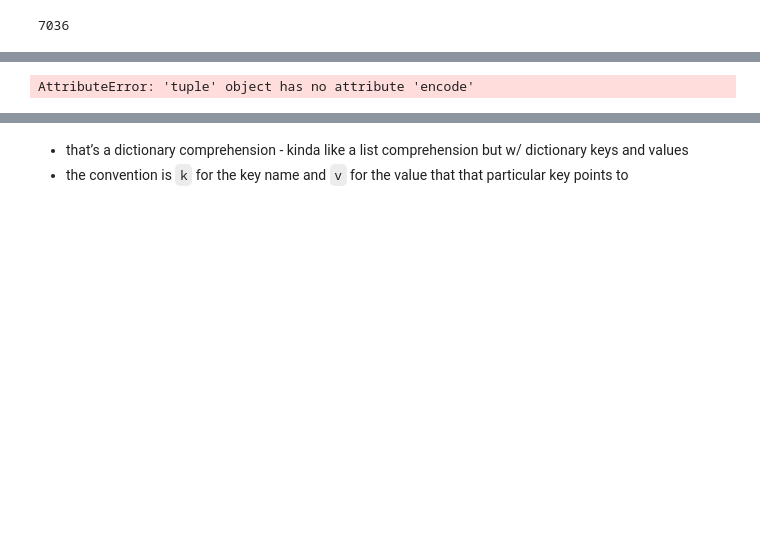
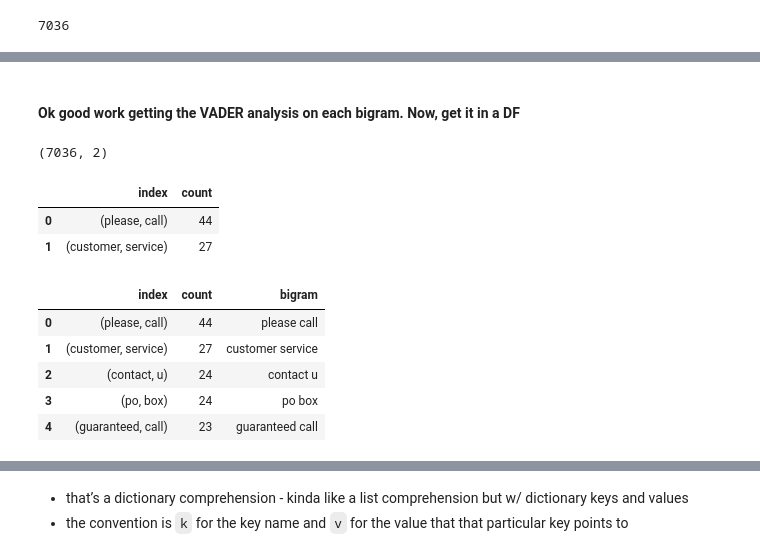
Before and after one commit to brianclements03/nlp, a Jupyter notebook: explore.ipynb, the cells around one changed output, grey strips where cells are left out. Cells and saved outputs as stored; diff of their text form; code cells hidden in the pictures; blank space fills up the shorter version.

```diff
--- a/explore.ipynb
+++ b/explore.ipynb
@@ -119,7 +148,32 @@ sia = nltk.sentiment.SentimentIntensityAnalyzer()
+# %% [markdown]
+#### Ok good work getting the VADER analysis on each bigram. Now, get it in a DF
 # %%
-spam_bigrams_df=pd.DataFrame(pd.Series(nltk.bigrams(spam_words.split())),columns=['bigrams'])
-spam_bigrams_df['sentiment'] = spam_bigrams_df.bigrams \
-.apply(lambda doc: sia.polarity_scores(doc)['compound'])
-spam_bigrams_df.head()
+
+# spam_bigrams_df=pd.DataFrame(pd.Series(nltk.bigrams(spam_words.split())),columns=['bigrams'])
+spam_bigrams_df=pd.DataFrame(pd.Series(spam_bigrams),columns=['count']).reset_index()
+
+
+spam_bigrams_df.shape
 # %% [output]
-AttributeError: 'tuple' object has no attribute 'encode'
+(7036, 2)
+# %%
+spam_bigrams_df.head(2)
+# %% [output]
+|  | index | count |
+| 0 | (please, call) | 44 |
+| 1 | (customer, service) | 27 |
+# %%
+# from lesson...
+# df['sentiment'] = df.text.apply(lambda doc: sia.polarity_scores(doc)['compound'])
+
+
+
+spam_bigrams_df['bigram'] = {k[0] + ' ' + k[1]: v for k, v in spam_bigrams.to_dict().items()}
+spam_bigrams_df.head()
+# %% [output]
+|  | index | count | bigram |
+| 0 | (please, call) | 44 | please call |
+| 1 | (customer, service) | 27 | customer service |
+| 2 | (contact, u) | 24 | contact u |
+| 3 | (po, box) | 24 | po box |
+| 4 | (guaranteed, call) | 23 | guaranteed call |
```
Also changed, not shown: parts of 15 cells of this notebook, 1 other file.
